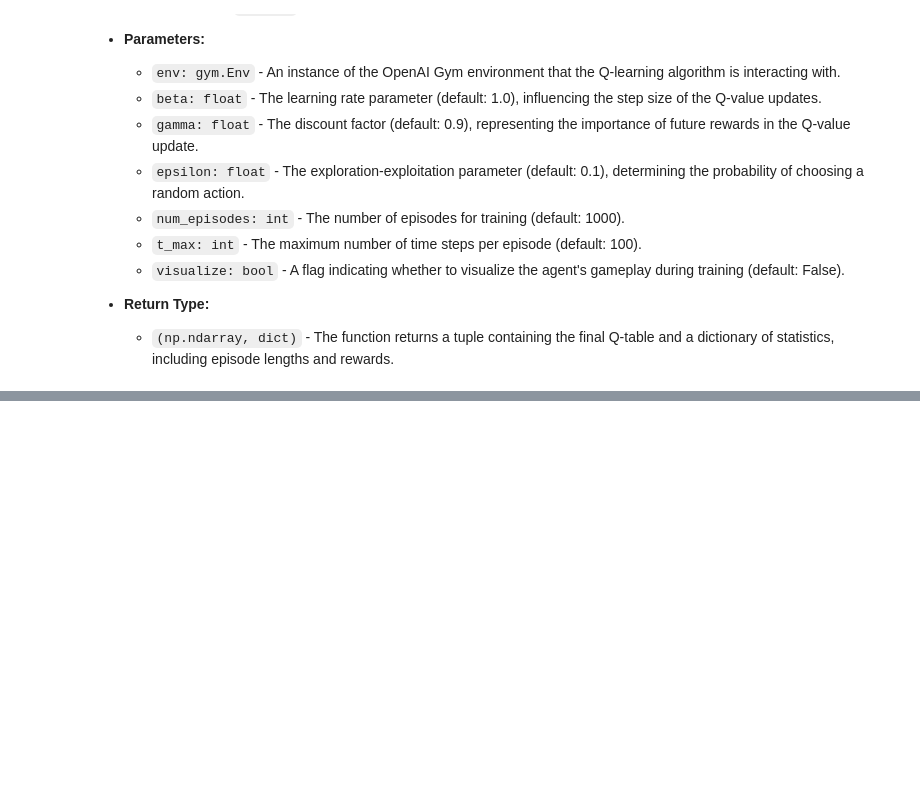
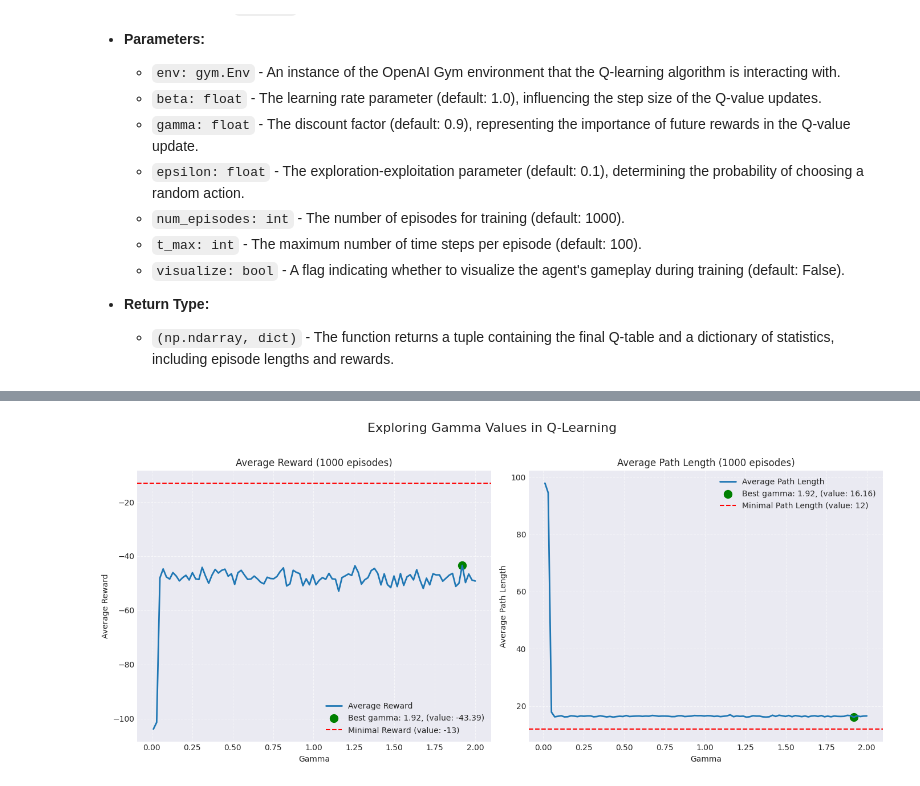
Before and after one commit to oszypczy/Q-learn-algorithm, a Jupyter notebook: lab_5.ipynb, the cells around one changed output, grey strips where cells are left out. Saved outputs shown, nothing was run; the diff lists cells and outputs as text; code cells hidden in the pictures; blank space fills up the shorter version.

```diff
--- a/lab_5.ipynb
+++ b/lab_5.ipynb
@@ -247,3 +335,7 @@ def plot_beta_graphs():
+# %%
+plot_gamma_graphs()
+# %% [output]
+[figure, added]
 # %%
 plot_beta_graphs()
 # %% [output]
```
Also changed, not shown: parts of 6 cells of this notebook.
